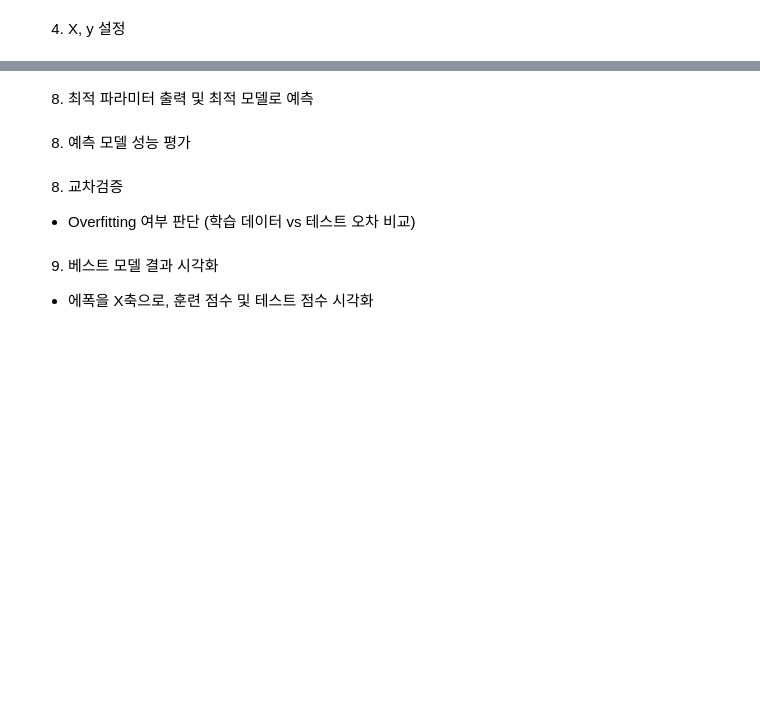
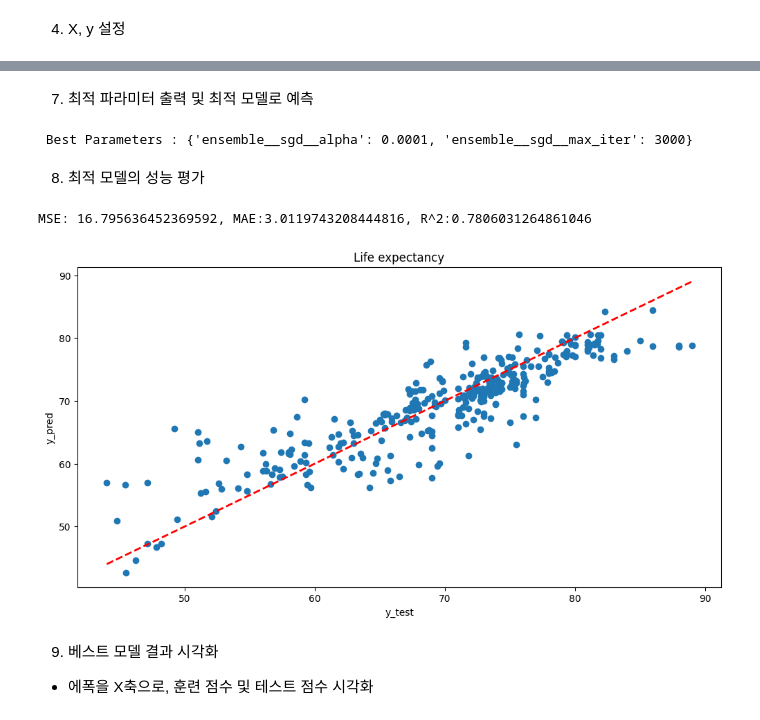
Before and after one commit to kimhonggyeong/python_basic_2, a Jupyter notebook: ch12_update_class_1_수요일_5_22.ipynb, the cells around one changed output, grey strips where cells are left out. Saved outputs shown, nothing was run; the diff lists cells and outputs as text; code cells hidden in the pictures; blank space fills up the shorter version.

```diff
--- a/ch12_update_class_1_수요일_5_22.ipynb
+++ b/ch12_update_class_1_수요일_5_22.ipynb
@@ -542,6 +445,6 @@ ColumnTransformer(transformers=[('num',
 # %% [markdown]
 4.  X, y 설정
 # %%
-x = life[num_features]
-y = life['Life expectancy']
+X = life[num_features]#2차원 표
+y = life['Life expectancy']#1차원 시리즈
 # %% [markdown]
@@ -549,4 +452,6 @@ y = life['Life expectancy']
 # %%
 # X & y 차원 구하기
 X.shape, y.shape # ((1649, 5), (1649,))
+
+X_train, X_test, y_train, y_test = train_test_split(X, y, test_size = 0.2, random_state= 21)
 # %% [markdown]
@@ -570,0 +459,21 @@ Model Intercept : 0.82
+# %%
+# 전처리 파이프라인 설정
+num_tranformer = Pipeline(steps=[('scaler',StandardScaler()),])
+
+preprocessor = ColumnTransformer(transformers = [('num',num_tranformer,num_features),])
+# 개별 모델 정의
+models = [('lr',LinearRegression()),('sgd',SGDRegressor()),]
+# 앙상블 모델 정의
+ensemble = VotingRegressor(estimators=models)
+# 모델 파이프라인 생성
+model_pipline = Pipeline(steps=[('preprocessor',preprocessor),('ensemble',ensemble),])
+# 하이퍼파라미터 튜닝
+param_grid = {"ensemble__sgd__alpha":[0.0001, 0.1, 1.0],
+              "ensemble__sgd__max_iter":[1000,2000,3000],
+}
+# GridSearchCV 설정 및 모델 학습
+grid_search = GridSearchCV(model_pipline, param_grid, cv = 5, scoring='neg_mean_squared_error',return_train_score=True )
+# grid_search_mae = GridSearchCV(model_pipline, param_grid, cv = 5, scoring='neg_mean_absolute_error',return_train_score=True )
+# grid_search_r2 = GridSearchCV(model_pipline, param_grid, cv = 5, scoring='r2',return_train_score=True )
+
+grid_search.fit(X_train,y_train)
@@ -571,29 +498,34 @@ Model Intercept : 0.82
 # %% [markdown]
-8. 최적 파라미터 출력 및 최적 모델로 예측
+7. 최적 파라미터 출력 및 최적 모델로 예측
 # %%
 # 최적 파라미터 출력
-
+print(f" Best Parameters : {grid_search.best_params_}")
 # 최적 모델로 예측
+best_model = grid_search.best_estimator_
+y_pred = best_model.predict(X_test)
+# %% [output]
+ Best Parameters : {'ensemble__sgd__alpha': 0.0001, 'ensemble__sgd__max_iter': 3000}
 # %% [markdown]
-8. 예측 모델 성능 평가
+8. 최적 모델의 성능 평가
 # %%
+y_pred = best_model.predict(X_test)
+
 mse = mean_squared_error(y_test, y_pred)
 mae = mean_absolute_error(y_test, y_pred)
 r2 = r2_score(y_test, y_pred)
 
 print(f"MSE: {mse}, MAE:{mae}, R^2:{r2}")
 
 plt.figure(figsize=(12,6))
 plt.scatter(y_test, y_pred)
 plt.plot([y_test.min(), y_test.max()], [y_test.min(), y_test.max()], 'r--', lw=2)
 plt.xlabel("y_test")
 plt.ylabel("y_pred")
 plt.title("Life expectancy")
-# plt.show()
 plt.savefig('life.jpg')
+# %% [output]
+MSE: 16.795636452369592, MAE:3.0119743208444816, R^2:0.7806031264861046
+[figure, added]
-# %% [markdown]
-8. 교차검증
-* Overfitting 여부 판단 (학습 데이터 vs 테스트 오차 비교)
 # %% [markdown]
 9. 베스트 모델 결과 시각화
 * 에폭을 X축으로, 훈련 점수 및 테스트 점수 시각화
```
Also changed, not shown: parts of 40 cells of this notebook, 11 other files.
